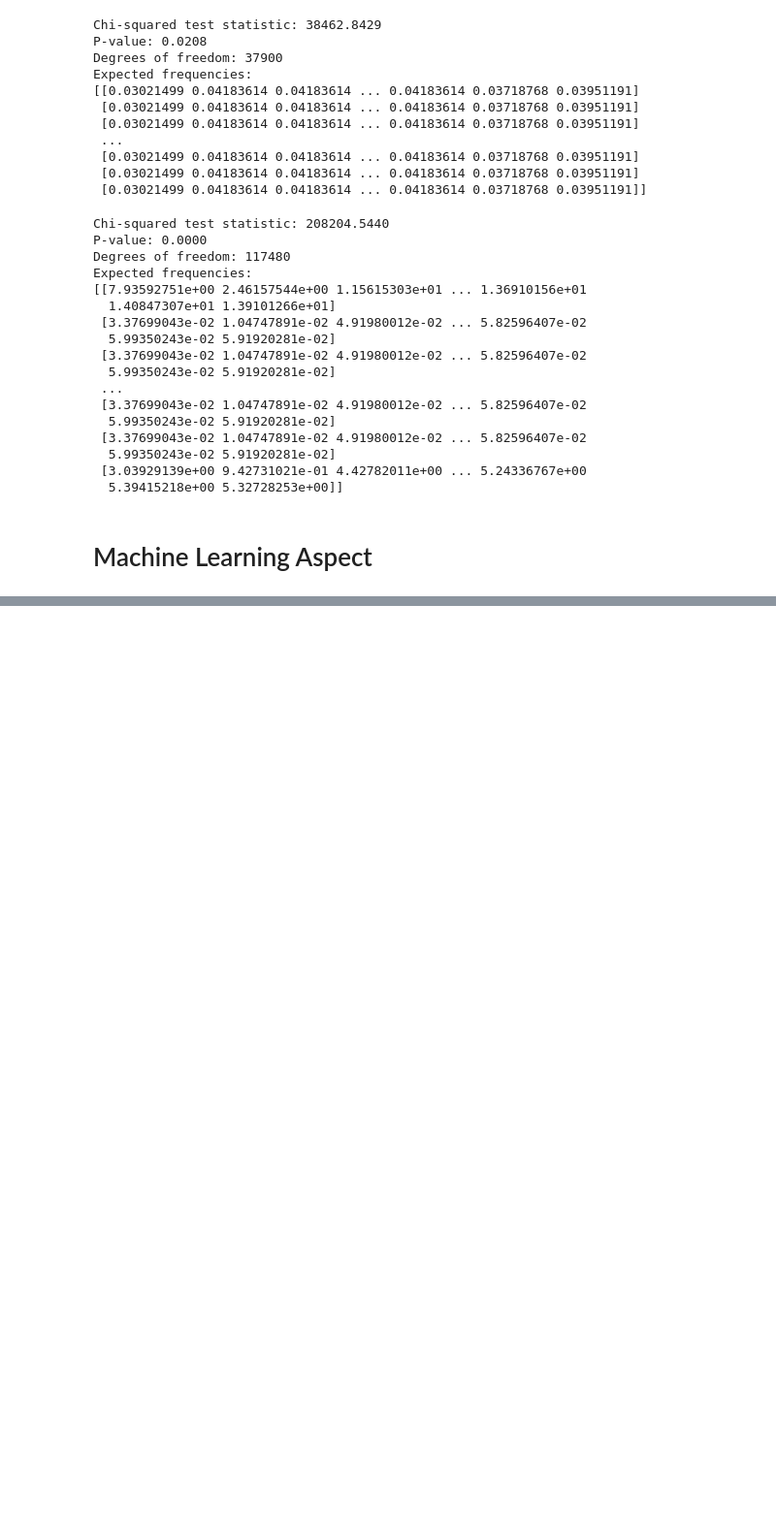
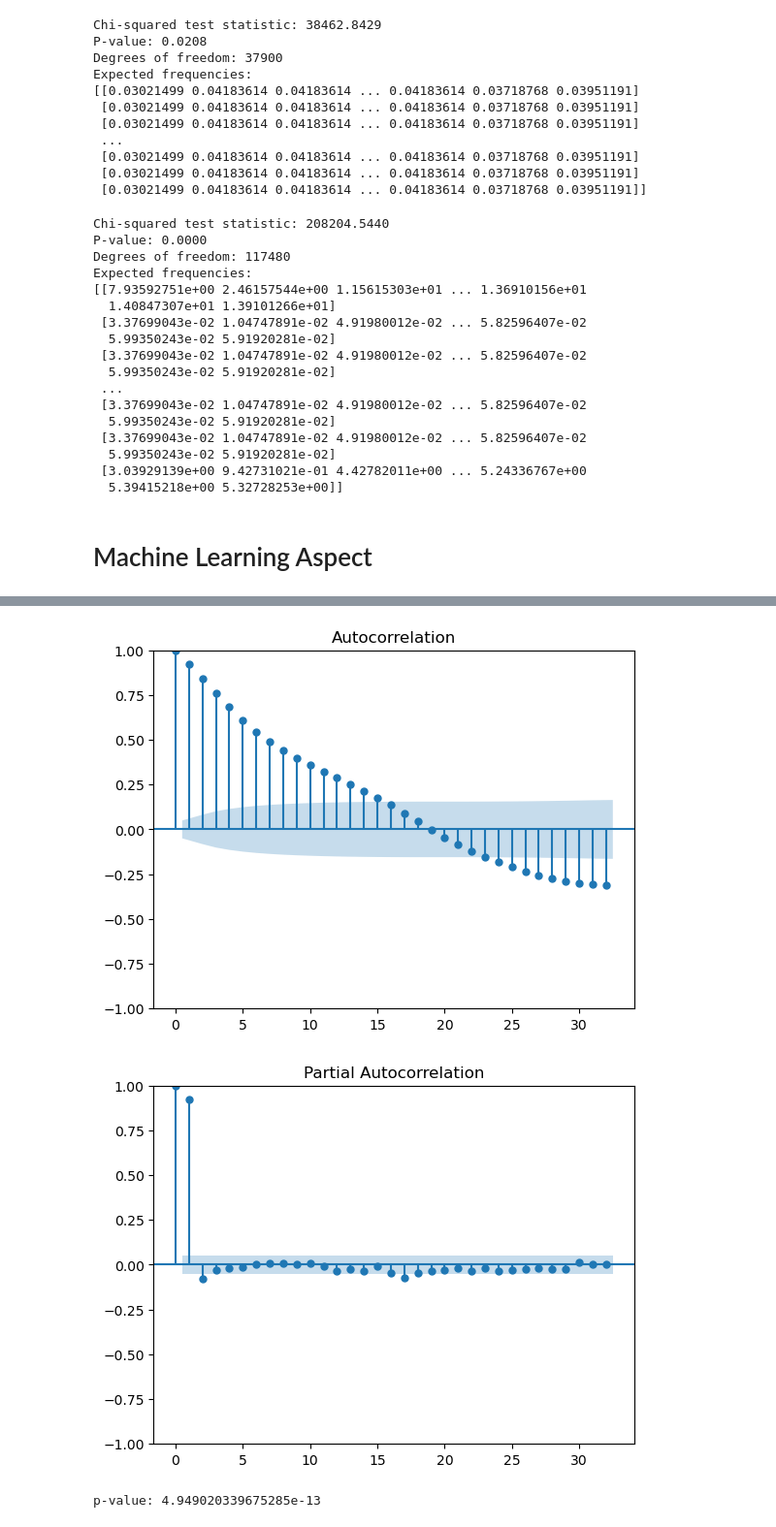
Before and after one commit to sba22232/Sem1CA1Repeatsba22232, a Jupyter notebook: Sem1CA1Repeat/Sem1CA1Repeatsba22232.ipynb, the cells around one changed output, grey strips where cells are left out. Shown at 97% size. Drawn from its saved outputs; the diff is of its cells as text; code cells hidden in the pictures; blank space fills up the shorter version.

```diff
--- a/Sem1CA1Repeat/Sem1CA1Repeatsba22232.ipynb
+++ b/Sem1CA1Repeat/Sem1CA1Repeatsba22232.ipynb
@@ -1244,0 +1093,19 @@ MSE: 27908682535.278477
+# %%
+msk = (df4.index < len(df4)-175)
+df_train = df4[msk].copy()
+df_test = df4[~msk].copy()
+# %%
+from statsmodels.graphics.tsaplots import plot_acf, plot_pacf
+
+acf_original = plot_acf(df_train)
+
+pacf_original = plot_pacf(df_train)
+# %% [output]
+[figure, added]
+[figure, added]
+# %%
+from statsmodels.tsa.stattools import adfuller
+adf_test = adfuller(df_train)
+print(f'p-value: {adf_test[1]}')
+# %% [output]
+p-value: 4.949020339675285e-13
```
Also changed, not shown: parts of 38 cells of this notebook, 1 other file.
